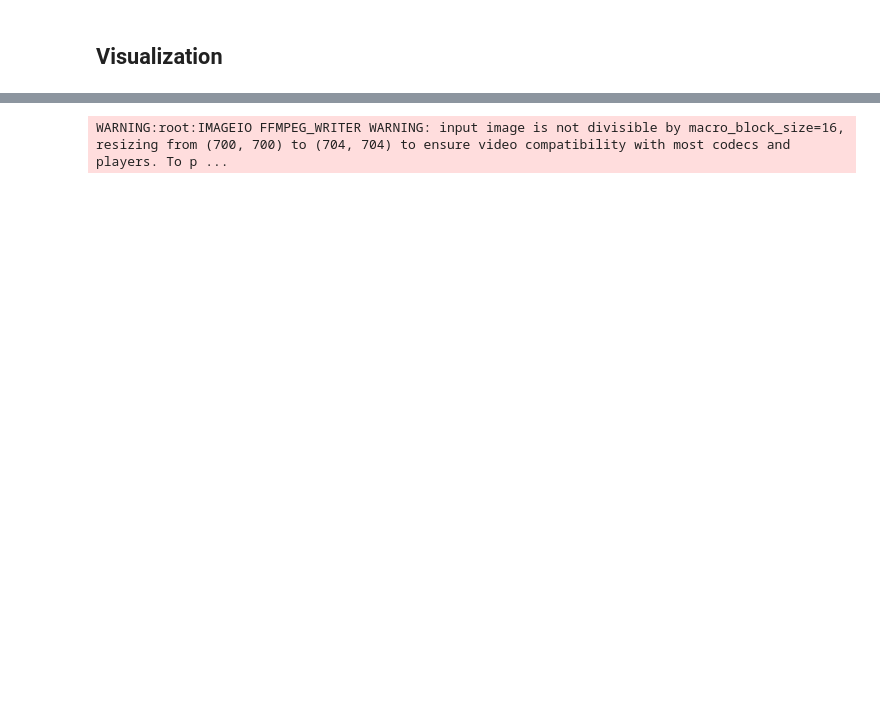
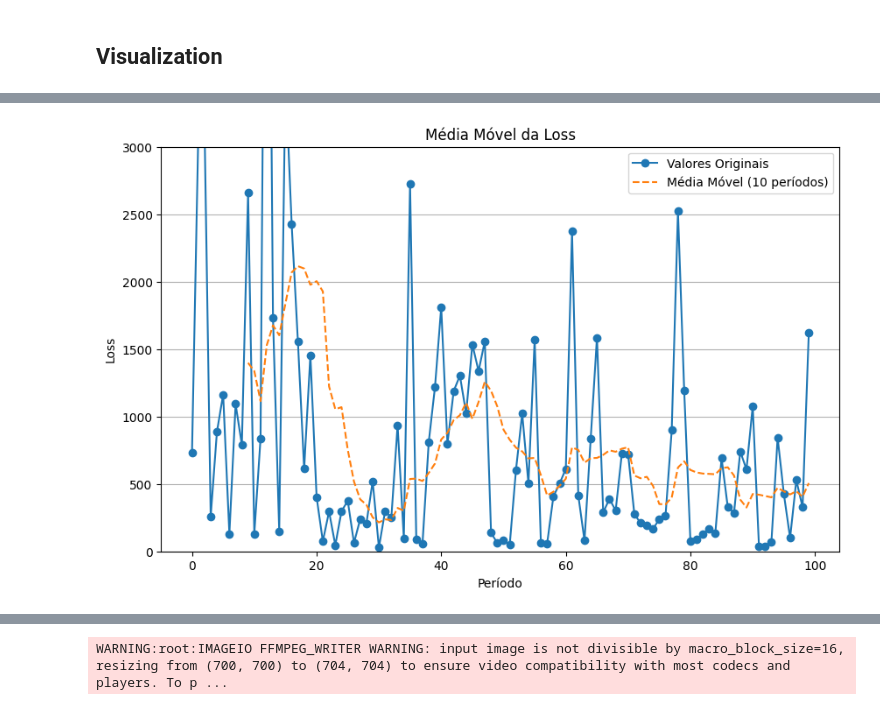
Before and after one commit to AndreNasci/tf-maze-drone, a Jupyter notebook: droneMaze-tfagents.ipynb, the cells around one changed output, grey strips where cells are left out. Drawn from its saved outputs; the diff is of its cells as text; code cells hidden in the pictures; blank space fills up the shorter version.

```diff
--- a/droneMaze-tfagents.ipynb
+++ b/droneMaze-tfagents.ipynb
@@ -375,0 +403,21 @@ Text(0.5, 0, 'Iterations')
+# %%
+# Loss - média móvel
+# Ela serve para suavizar as flutuações de curto prazo em um conjunto de dados,
+# revelando a tendência subjacente e facilitando a identificação de pontos de reversão.
+loss_df = pd.DataFrame({'loss': loss_log})
+
+periodo_media_movel = 10
+loss_df['media_movel'] = loss_df['loss'].rolling(window=periodo_media_movel).mean()
+
+plt.figure(figsize=(10, 6))
+plt.plot(loss_df['loss'], label='Valores Originais', marker='o')
+plt.plot(loss_df['media_movel'], label=f'Média Móvel ({periodo_media_movel} períodos)', linestyle='dashed')
+plt.xlabel('Período')
+plt.ylabel('Loss')
+plt.title('Média Móvel da Loss')
+plt.legend()
+plt.grid(axis='y')
+plt.ylim(top=3000, bottom=0)
+plt.show()
+# %% [output]
+[figure, added]
```
Also changed, not shown: parts of 23 cells of this notebook, 15 other files.
